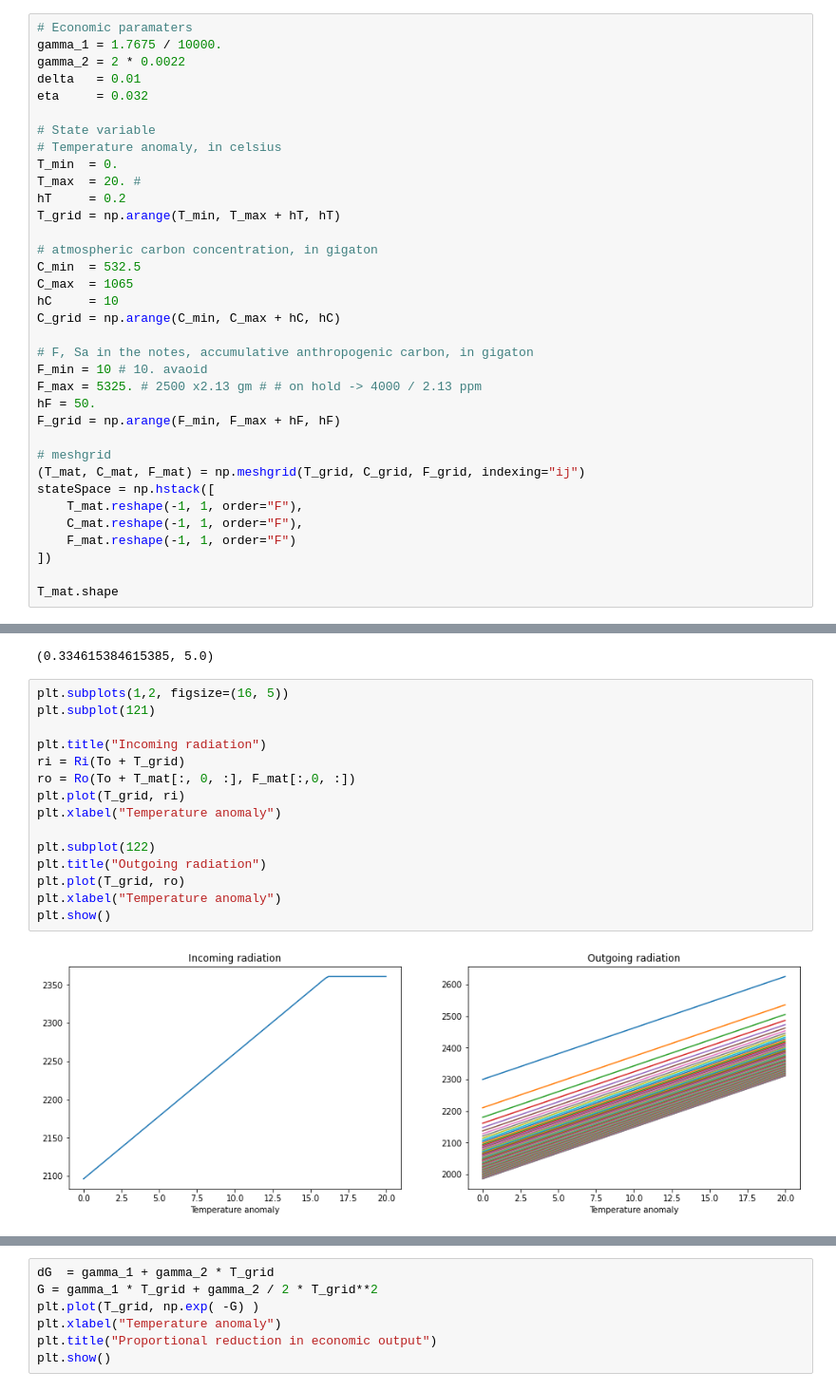
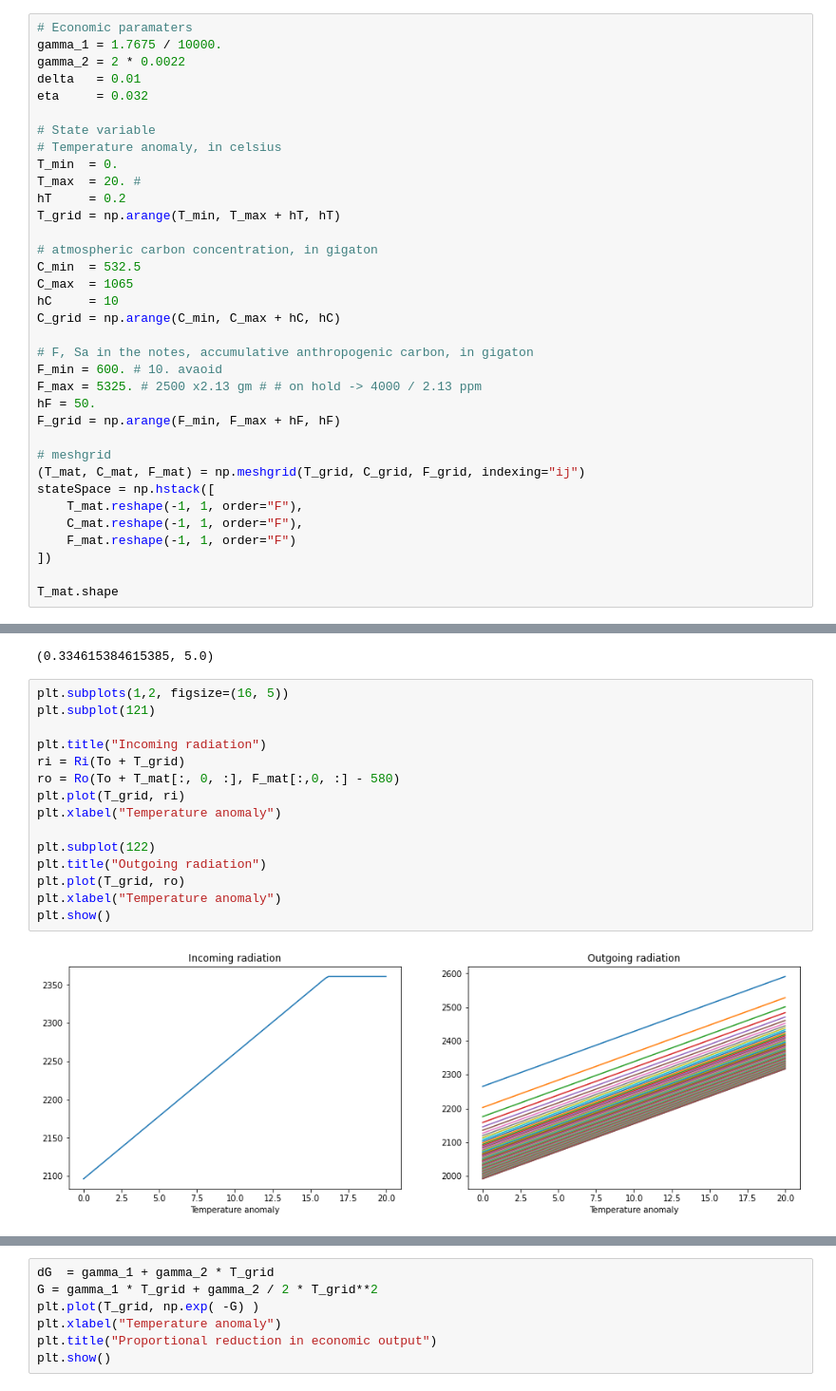
Before and after one commit to binchengecon/TwoCapital, a Jupyter notebook: nonlinearCarbon/HJB_3D.ipynb, the cells around one changed output, grey strips where cells are left out. Shown at 95% size. Saved outputs shown, nothing was run; the diff lists cells and outputs as text.

```diff
--- a/nonlinearCarbon/HJB_3D.ipynb
+++ b/nonlinearCarbon/HJB_3D.ipynb
@@ -220,7 +220,7 @@ hC     = 10
 C_grid = np.arange(C_min, C_max + hC, hC)
 
 # F, Sa in the notes, accumulative anthropogenic carbon, in gigaton
-F_min = 10 # 10. avaoid
+F_min = 600. # 10. avaoid
 F_max = 5325. # 2500 x2.13 gm # # on hold -> 4000 / 2.13 ppm
 hF = 50.
 F_grid = np.arange(F_min, F_max + hF, hF)
@@ -282,20 +282,20 @@ vege_growth.min(), vege_growth.max()
 # %%
 plt.subplots(1,2, figsize=(16, 5))
 plt.subplot(121)
 
 plt.title("Incoming radiation")
 ri = Ri(To + T_grid)
-ro = Ro(To + T_mat[:, 0, :], F_mat[:,0, :])
+ro = Ro(To + T_mat[:, 0, :], F_mat[:,0, :] - 580)
 plt.plot(T_grid, ri)
 plt.xlabel("Temperature anomaly")
 
 plt.subplot(122)
 plt.title("Outgoing radiation")
 plt.plot(T_grid, ro)
 plt.xlabel("Temperature anomaly")
 plt.show()
 # %% [output]
-[figure, old version]
+[figure, new version]
 # %%
 plt.title("$\\dot{T}$ = Incoming radiation - Outcoming radiation")
 ri = Ri(To + T_mat[:, 0, :])
```
Also changed, not shown: parts of 13 cells of this notebook.
